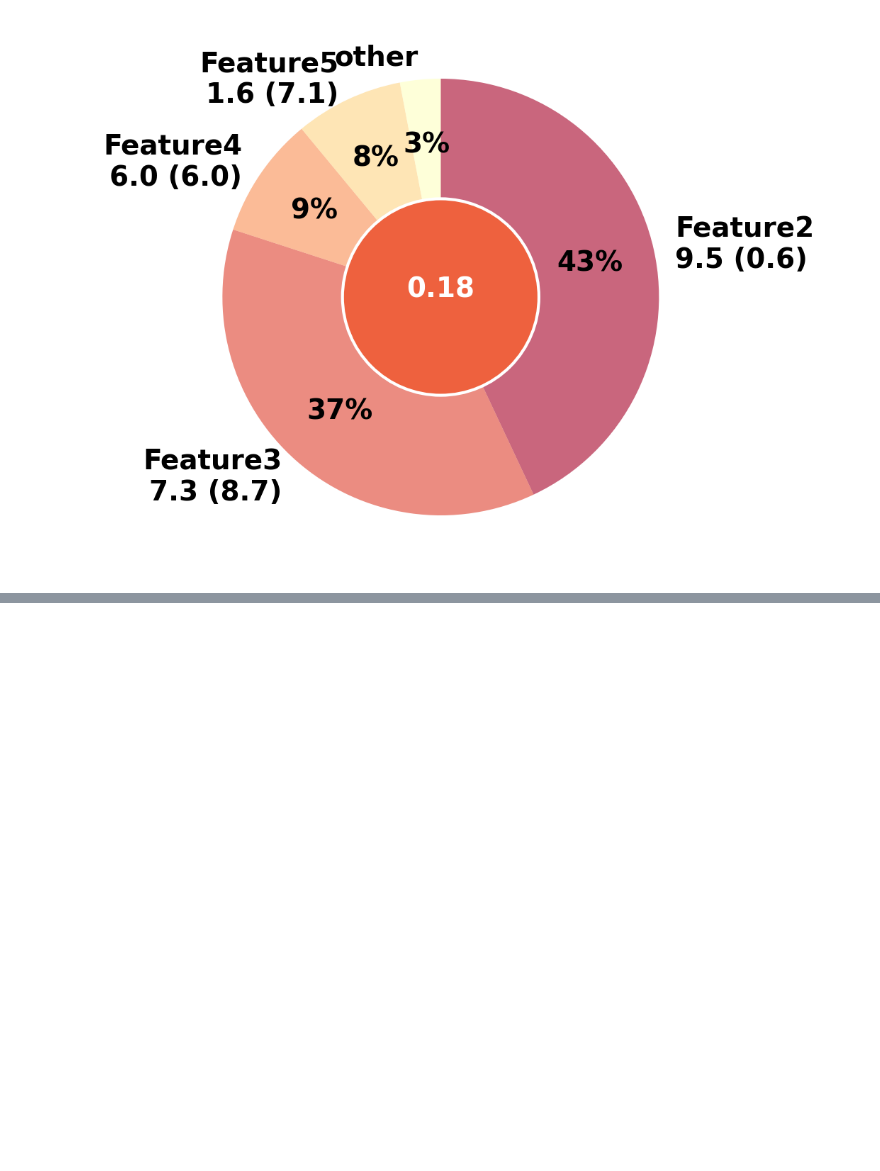
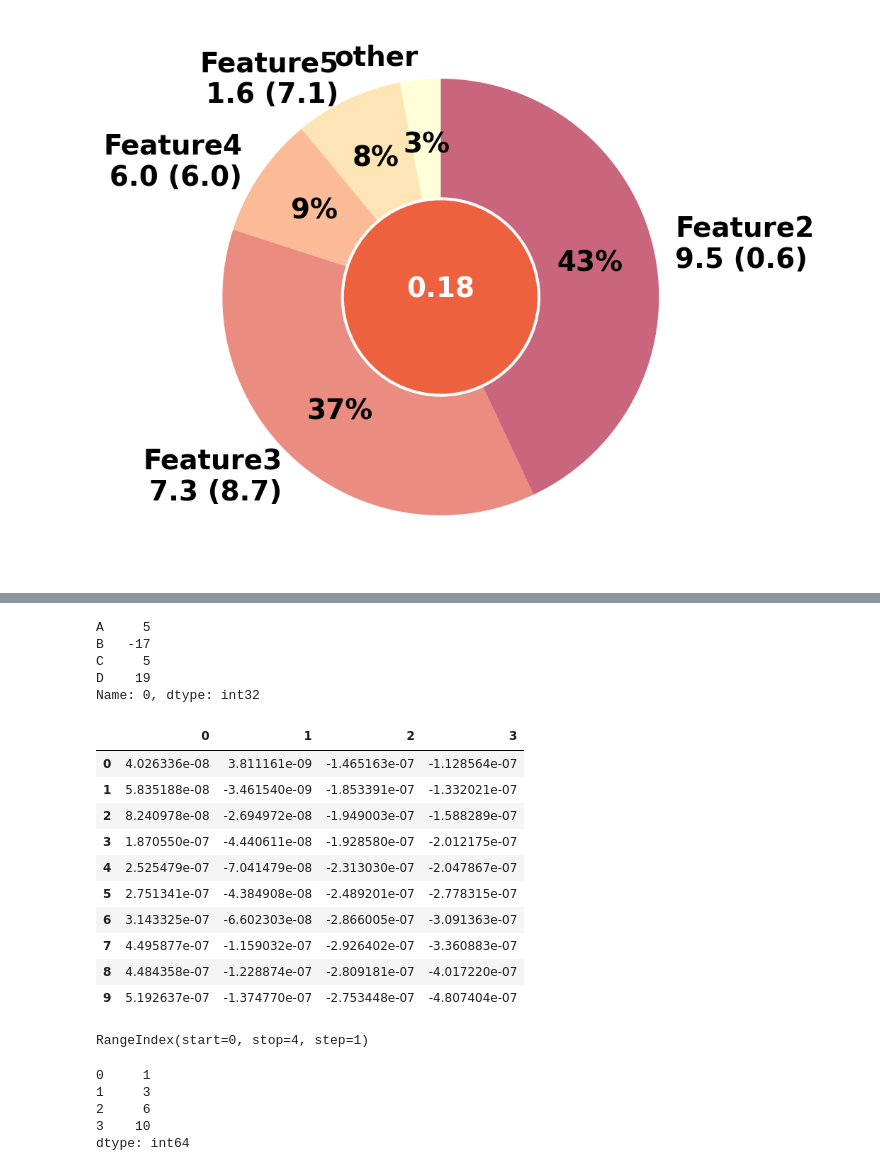
Before and after one commit to SajjanFuse/madi, a Jupyter notebook: IG_practice.ipynb, the cells around one changed output, grey strips where cells are left out. Cells and saved outputs as stored; diff of their text form; code cells hidden in the pictures; blank space fills up the shorter version.

```diff
--- a/IG_practice.ipynb
+++ b/IG_practice.ipynb
@@ -444,0 +536,37 @@ Anomaly Score: 0.18340450985343382
+# %%
+delta_normalized = reference_.iloc[0] - custom_data.iloc[0]
+delta_normalized
+# %% [output]
+A     5
+B   -17
+C     5
+D    19
+Name: 0, dtype: int32
+# %%
+df_grad = pd.DataFrame(np.matrix(gradients))
+df_grad.head(20)
+# %% [output]
+|  | 0 | 1 | 2 | 3 |
+| 0 | 4.026336e-08 | 3.811161e-09 | -1.465163e-07 | -1.128564e-07 |
+| 1 | 5.835188e-08 | -3.461540e-09 | -1.853391e-07 | -1.332021e-07 |
+| 2 | 8.240978e-08 | -2.694972e-08 | -1.949003e-07 | -1.588289e-07 |
+| 3 | 1.870550e-07 | -4.440611e-08 | -1.928580e-07 | -2.012175e-07 |
+| 4 | 2.525479e-07 | -7.041479e-08 | -2.313030e-07 | -2.047867e-07 |
+| 5 | 2.751341e-07 | -4.384908e-08 | -2.489201e-07 | -2.778315e-07 |
+| 6 | 3.143325e-07 | -6.602303e-08 | -2.866005e-07 | -3.091363e-07 |
+| 7 | 4.495877e-07 | -1.159032e-07 | -2.926402e-07 | -3.360883e-07 |
+| 8 | 4.484358e-07 | -1.228874e-07 | -2.809181e-07 | -4.017220e-07 |
+| 9 | 5.192637e-07 | -1.374770e-07 | -2.753448e-07 | -4.807404e-07 |
+# %%
+df_grad.columns
+# %% [output]
+RangeIndex(start=0, stop=4, step=1)
+# %%
+s = pd.Series([1, 2, 3, 4])
+print(s.cumsum())
+# %% [output]
+0     1
+1     3
+2     6
+3    10
+dtype: int64
```
Also changed, not shown: parts of 38 cells of this notebook.
